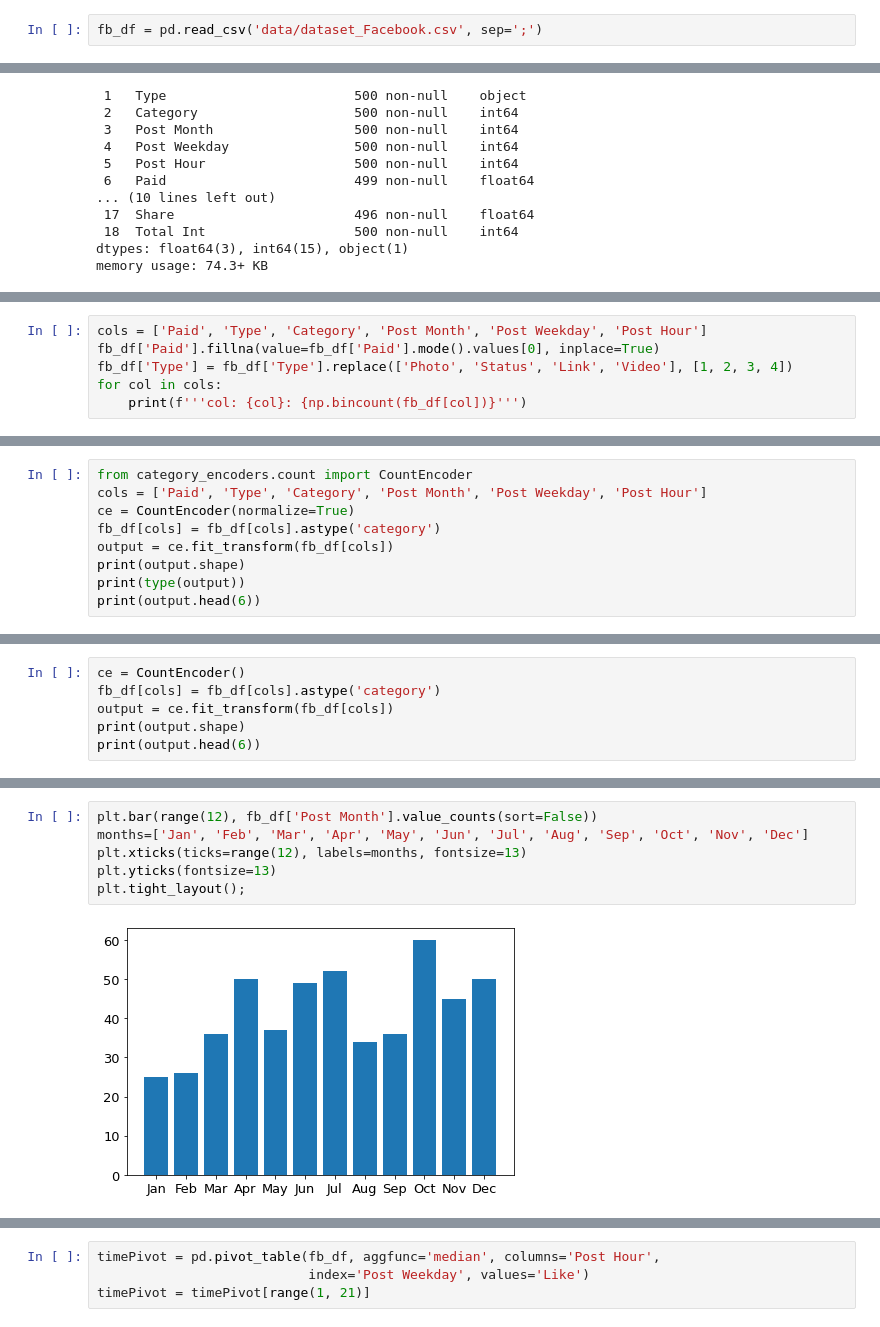
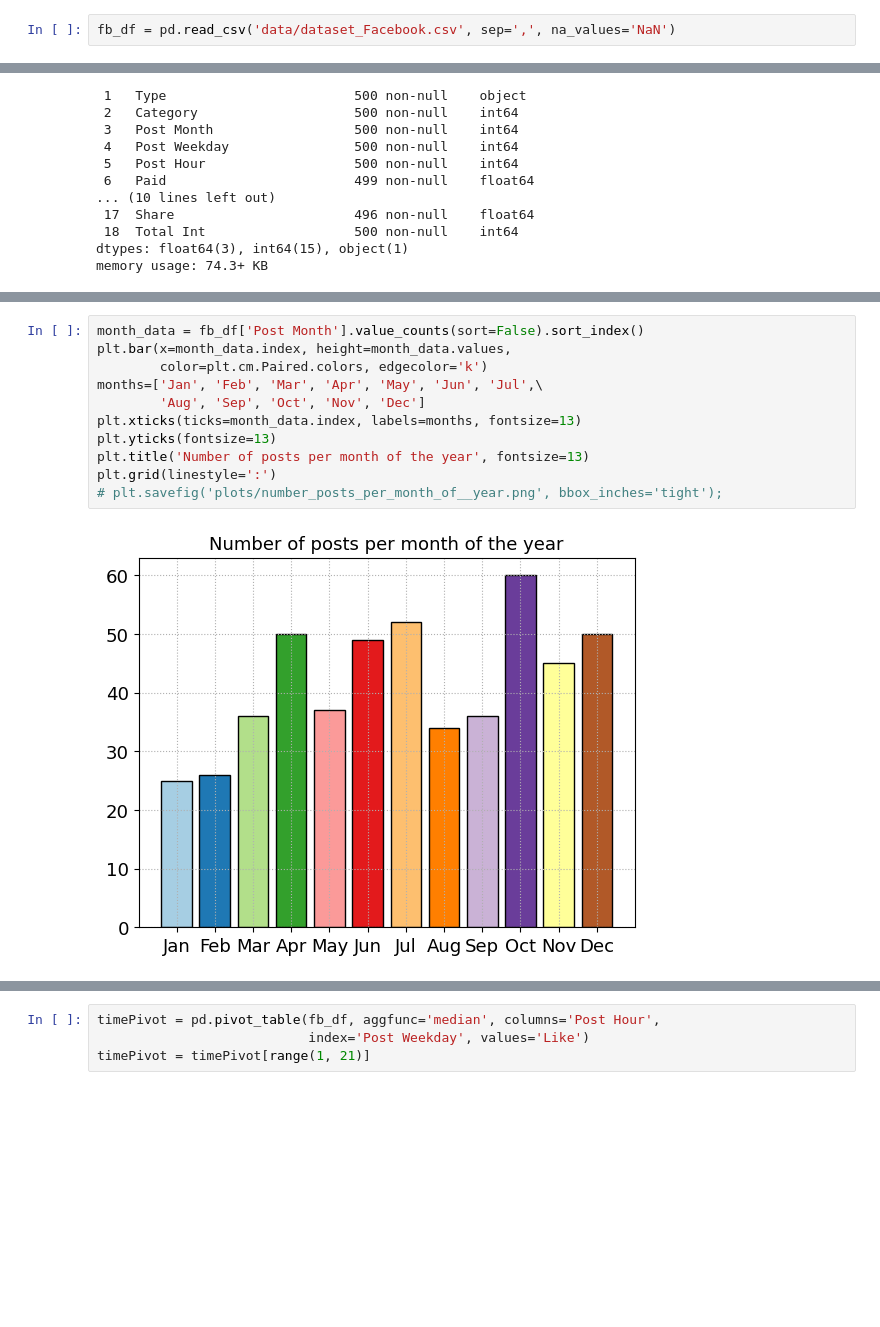
Before and after one commit to capac/facebook-metrics-data-set, a Jupyter notebook: fb_metrics.ipynb, the cells around one changed output, grey strips where cells are left out. Drawn from its saved outputs; the diff is of its cells as text; blank space fills up the shorter version.

```diff
--- a/fb_metrics.ipynb
+++ b/fb_metrics.ipynb
@@ -4,7 +4,7 @@ import numpy as np
 import matplotlib.pyplot as plt
 import seaborn as sns
 # %%
-fb_df = pd.read_csv('data/dataset_Facebook.csv', sep=';')
+fb_df = pd.read_csv('data/dataset_Facebook.csv', sep=',', na_values='NaN')
 # %%
 # Shorten column names
 fb_df.rename(columns={'Lifetime Post Total Reach': 'LT Post Total Reach',
@@ -143,6 +95,0 @@ fb_df.Category.nunique()
-# %%
-cols = ['Paid', 'Type', 'Category', 'Post Month', 'Post Weekday', 'Post Hour']
-fb_df['Paid'].fillna(value=fb_df['Paid'].mode().values[0], inplace=True)
-fb_df['Type'] = fb_df['Type'].replace(['Photo', 'Status', 'Link', 'Video'], [1, 2, 3, 4])
-for col in cols:
-    print(f'''col: {col}: {np.bincount(fb_df[col])}''')
@@ -157,9 +95,0 @@ col: Post Hour: [  0   4  39 105  35  13  16  13  12  30  78  44  29  52  13   6
-# %%
-from category_encoders.count import CountEncoder
-cols = ['Paid', 'Type', 'Category', 'Post Month', 'Post Weekday', 'Post Hour']
-ce = CountEncoder(normalize=True)
-fb_df[cols] = fb_df[cols].astype('category')
-output = ce.fit_transform(fb_df[cols])
-print(output.shape)
-print(type(output))
-print(output.head(6))
@@ -176,6 +95,0 @@ print(output.head(6))
-# %%
-ce = CountEncoder()
-fb_df[cols] = fb_df[cols].astype('category')
-output = ce.fit_transform(fb_df[cols])
-print(output.shape)
-print(output.head(6))
@@ -201,9 +96,14 @@ fb_df.head(6)
 # %%
-plt.bar(range(12), fb_df['Post Month'].value_counts(sort=False))
-months=['Jan', 'Feb', 'Mar', 'Apr', 'May', 'Jun', 'Jul', 'Aug', 'Sep', 'Oct', 'Nov', 'Dec']
-plt.xticks(ticks=range(12), labels=months, fontsize=13)
+month_data = fb_df['Post Month'].value_counts(sort=False).sort_index()
+plt.bar(x=month_data.index, height=month_data.values,
+        color=plt.cm.Paired.colors, edgecolor='k')
+months=['Jan', 'Feb', 'Mar', 'Apr', 'May', 'Jun', 'Jul',\
+        'Aug', 'Sep', 'Oct', 'Nov', 'Dec']
+plt.xticks(ticks=month_data.index, labels=months, fontsize=13)
 plt.yticks(fontsize=13)
-plt.tight_layout();
+plt.title('Number of posts per month of the year', fontsize=13)
+plt.grid(linestyle=':')
+# plt.savefig('plots/number_posts_per_month_of__year.png', bbox_inches='tight');
 # %% [output]
-[figure, old version]
+[figure, new version]
 # %%
```
Also changed, not shown: parts of 22 cells of this notebook.
